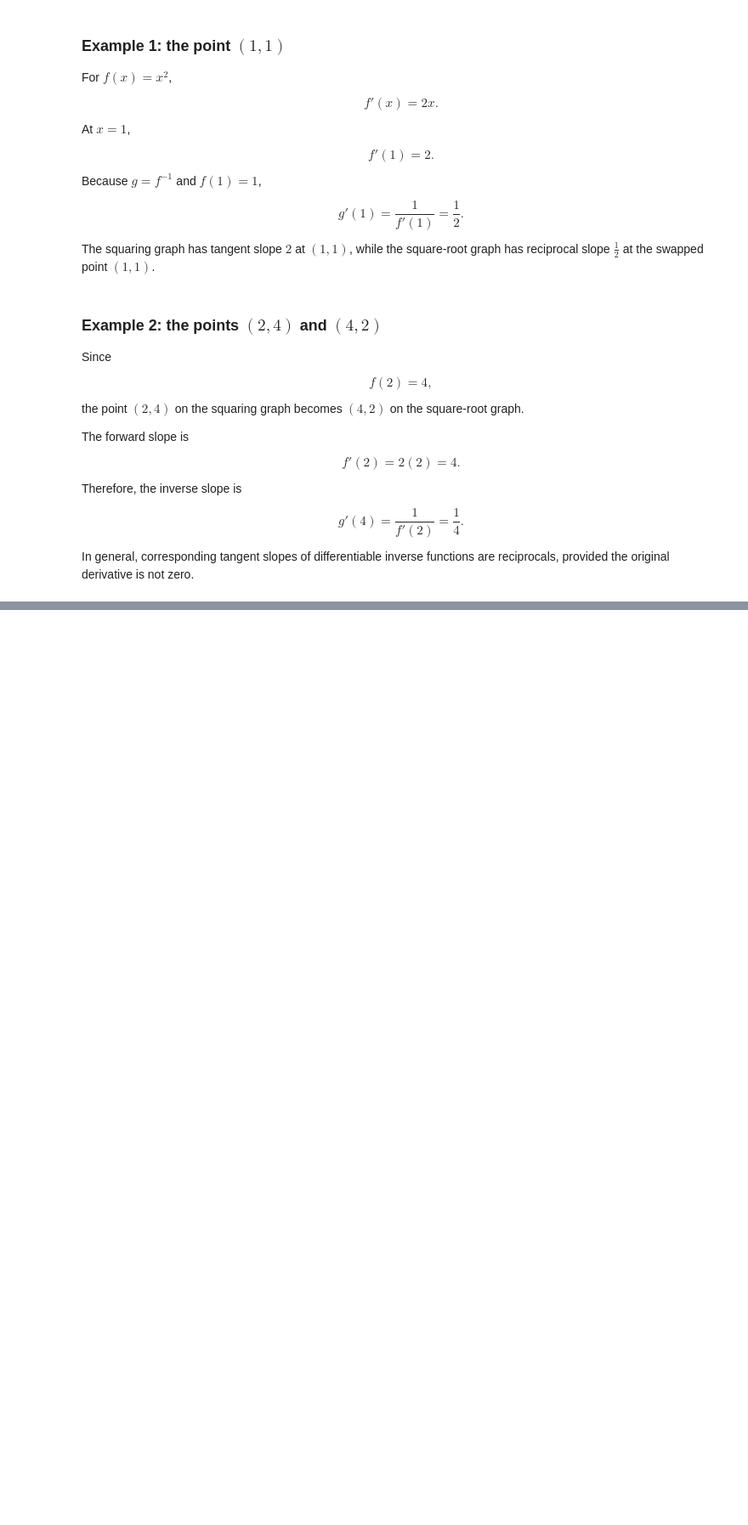
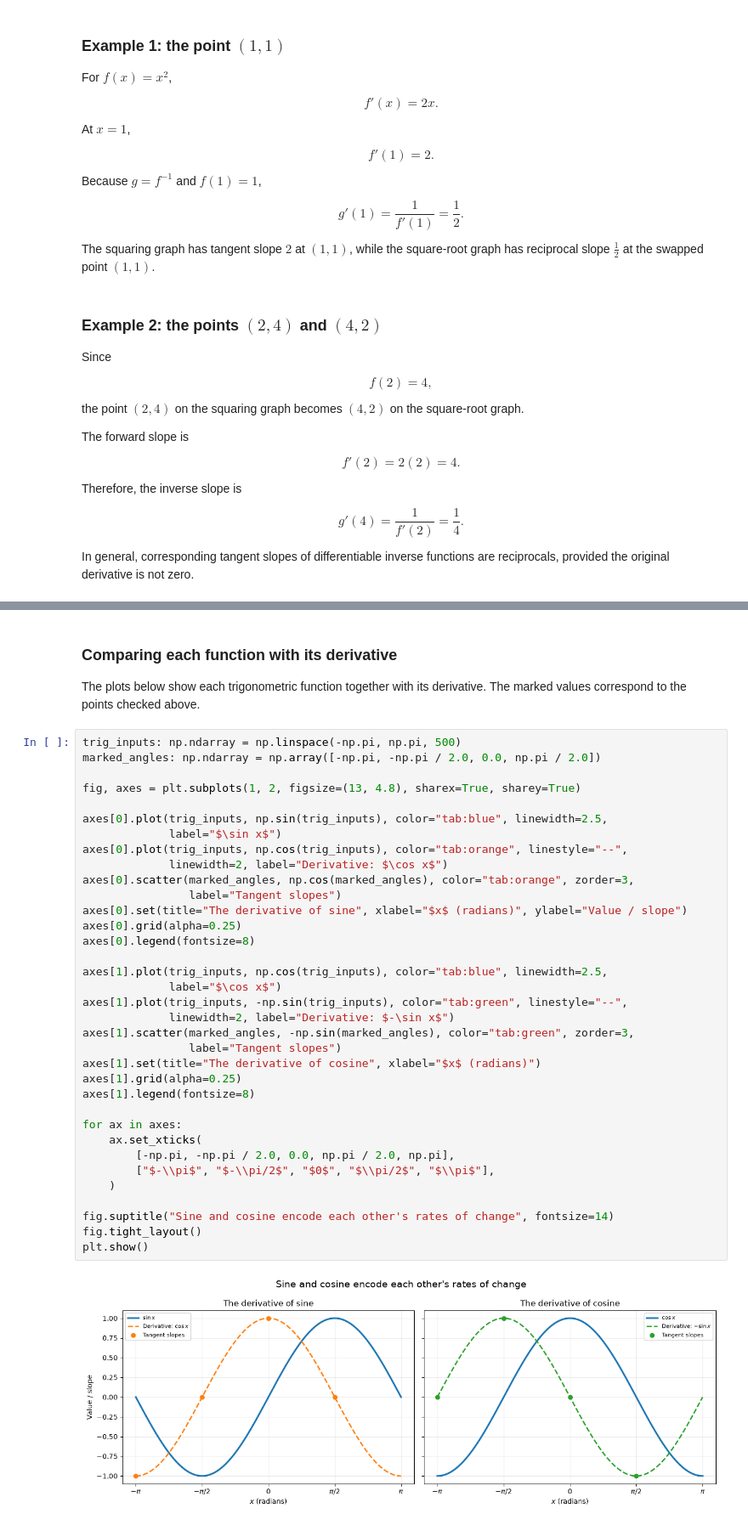
Before and after one commit to majorgilles/mathematics-for-machine-learning-and-data-science, a Jupyter notebook: weeks/c2_w1/01_derivatives_and_optimization.ipynb, the cells around one changed output, grey strips where cells are left out. Shown at 85% size. Drawn from its saved outputs; the diff is of its cells as text; blank space fills up the shorter version.

```diff
--- a/weeks/c2_w1/01_derivatives_and_optimization.ipynb
+++ b/weeks/c2_w1/01_derivatives_and_optimization.ipynb
@@ -1650,0 +1691,41 @@ In general, corresponding tangent slopes of differentiable inverse functions are
+# %% [markdown]
+### Comparing each function with its derivative
+
+The plots below show each trigonometric function together with its derivative. The marked values correspond to the points checked above.
+# %%
+trig_inputs: np.ndarray = np.linspace(-np.pi, np.pi, 500)
+marked_angles: np.ndarray = np.array([-np.pi, -np.pi / 2.0, 0.0, np.pi / 2.0])
+
+fig, axes = plt.subplots(1, 2, figsize=(13, 4.8), sharex=True, sharey=True)
+
+axes[0].plot(trig_inputs, np.sin(trig_inputs), color="tab:blue", linewidth=2.5,
+             label="$\sin x$")
+axes[0].plot(trig_inputs, np.cos(trig_inputs), color="tab:orange", linestyle="--",
+             linewidth=2, label="Derivative: $\cos x$")
+axes[0].scatter(marked_angles, np.cos(marked_angles), color="tab:orange", zorder=3,
+                label="Tangent slopes")
+axes[0].set(title="The derivative of sine", xlabel="$x$ (radians)", ylabel="Value / slope")
+axes[0].grid(alpha=0.25)
+axes[0].legend(fontsize=8)
+
+axes[1].plot(trig_inputs, np.cos(trig_inputs), color="tab:blue", linewidth=2.5,
+             label="$\cos x$")
+axes[1].plot(trig_inputs, -np.sin(trig_inputs), color="tab:green", linestyle="--",
+             linewidth=2, label="Derivative: $-\sin x$")
+axes[1].scatter(marked_angles, -np.sin(marked_angles), color="tab:green", zorder=3,
+                label="Tangent slopes")
+axes[1].set(title="The derivative of cosine", xlabel="$x$ (radians)")
+axes[1].grid(alpha=0.25)
+axes[1].legend(fontsize=8)
+
+for ax in axes:
+    ax.set_xticks(
+        [-np.pi, -np.pi / 2.0, 0.0, np.pi / 2.0, np.pi],
+        ["$-\\pi$", "$-\\pi/2$", "$0$", "$\\pi/2$", "$\\pi$"],
+    )
+
+fig.suptitle("Sine and cosine encode each other's rates of change", fontsize=14)
+fig.tight_layout()
+plt.show()
+# %% [output]
+[figure, added]
```
Also changed, not shown: parts of 15 cells of this notebook.
